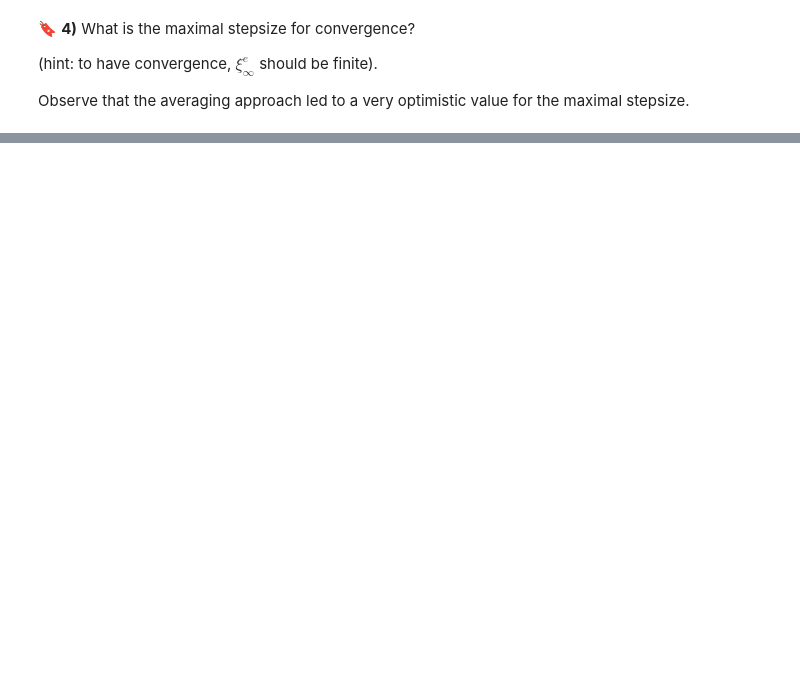
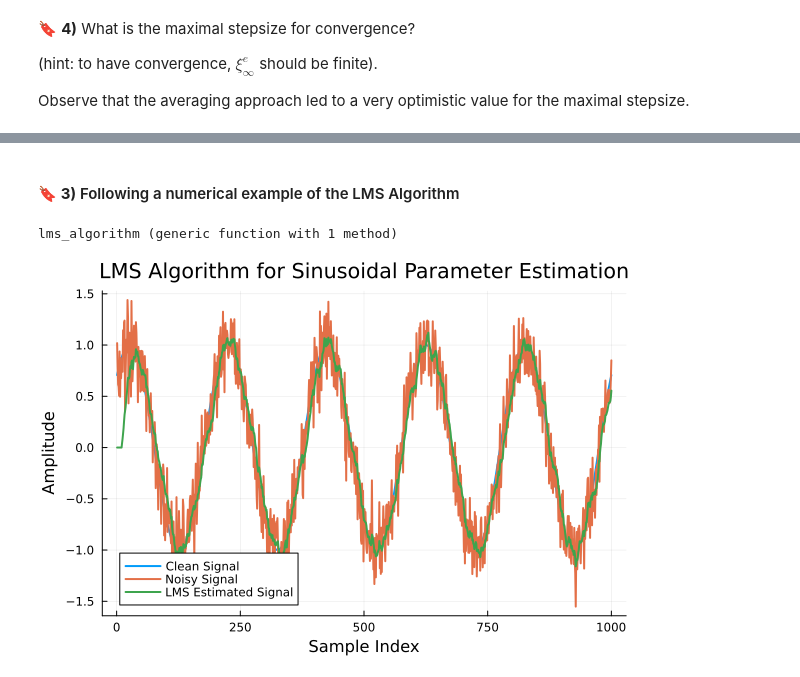
Before and after one commit to setrar/SSP, a Jupyter notebook: Homeworks/hw3/REPORT.ipynb, the cells around one changed output, grey strips where cells are left out. Saved outputs shown, nothing was run; the diff lists cells and outputs as text; code cells hidden in the pictures; blank space fills up the shorter version.

```diff
--- a/Homeworks/hw3/REPORT.ipynb
+++ b/Homeworks/hw3/REPORT.ipynb
@@ -249,0 +303,40 @@ Observe that the averaging approach led to a very optimistic value for the maxim
+# %% [markdown]
+#### **&#x1F516;** **&#x0033;)** Following a numerical example of the LMS Algorithm
+# %%
+function lms_algorithm(𝑌
+        , Ỹ # Ỹ Desired Output
+        , μ
+        , num_taps
+)
+    N = length(𝑌) # num samples
+    W = zeros(num_taps)
+    Ŷ = zeros(N) # Ŷ Estimated Output
+
+    for n in num_taps:N
+        xₙ = 𝑌[n-num_taps+1:n]
+        ŷₙ = W ⋅ xₙ
+        ϵ  = Ỹ[n] - ŷₙ
+        W .+= μ * ϵ * xₙ
+        Ŷ[n] = ŷₙ
+    end
+
+    return Ŷ
+end
+# %% [output]
+lms_algorithm (generic function with 1 method)
+# %%
+# Parameters
+A = 1.0        # Amplitude of the sinusoid
+f = 5.0        # Frequency of the sinusoid
+ϕ = π/4        # Phase of the sinusoid
+σ = 0.2        # Standard deviation of noise
+N = 1000       # Number of samples
+μ = 0.01       # LMS step size
+num_taps = 10; # Number of filter taps
+vₙ = σ * randn(N);
+# %%
+# Generate a noisy sinusoidal signal
+# noisy_signal, clean_signal = generate_noisy_sinusoid(A, f, ϕ, σ, N);
+t = 0:1/(N-1):1
+xₙ = A * sin.(2π .* f .* t .+ ϕ) # clean signal
+yₙ = xₙ + vₙ; # noisy signal
@@ -249,0 +346,10 @@ Observe that the averaging approach led to a very optimistic value for the maxim
+# %%
+# Plot the results
+plot([xₙ, yₙ, ŷₙ];
+    label=["Clean Signal" "Noisy Signal" "LMS Estimated Signal"]
+    , xlabel="Sample Index", ylabel="Amplitude"
+    , title="LMS Algorithm for Sinusoidal Parameter Estimation"
+    , linewidth=2
+)
+# %% [output]
+[figure, added]
```
Also changed, not shown: parts of 6 cells of this notebook.
